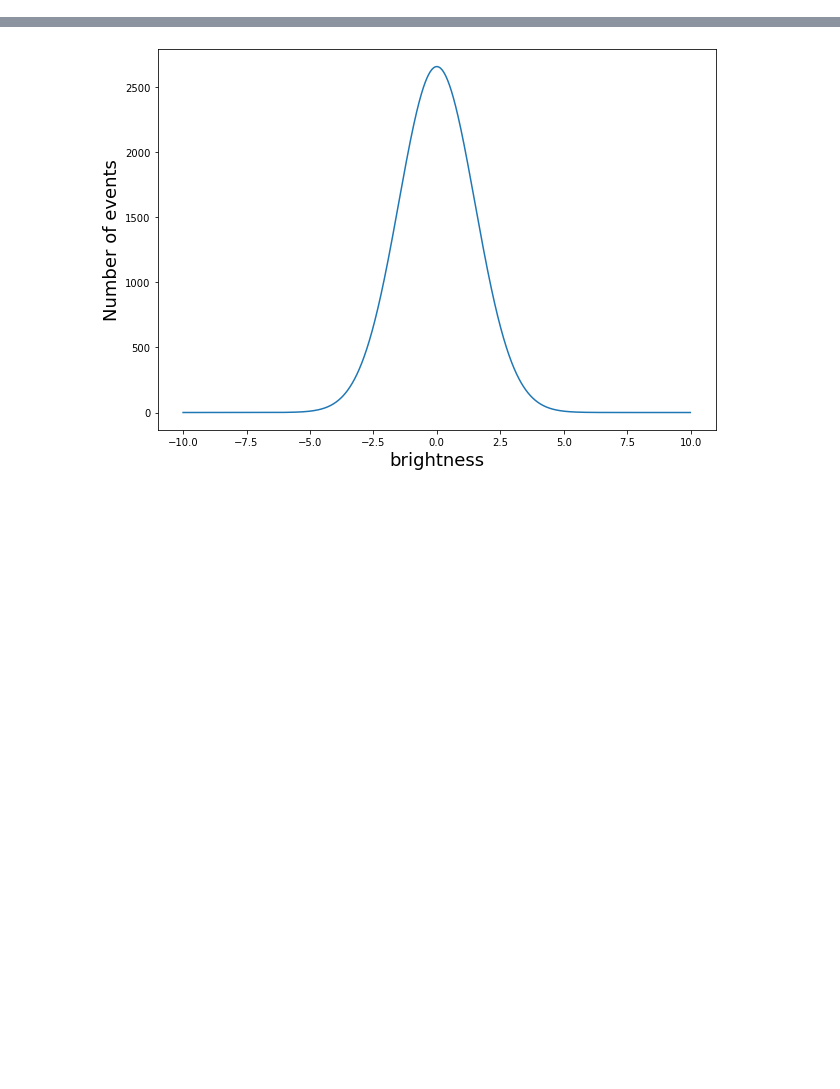
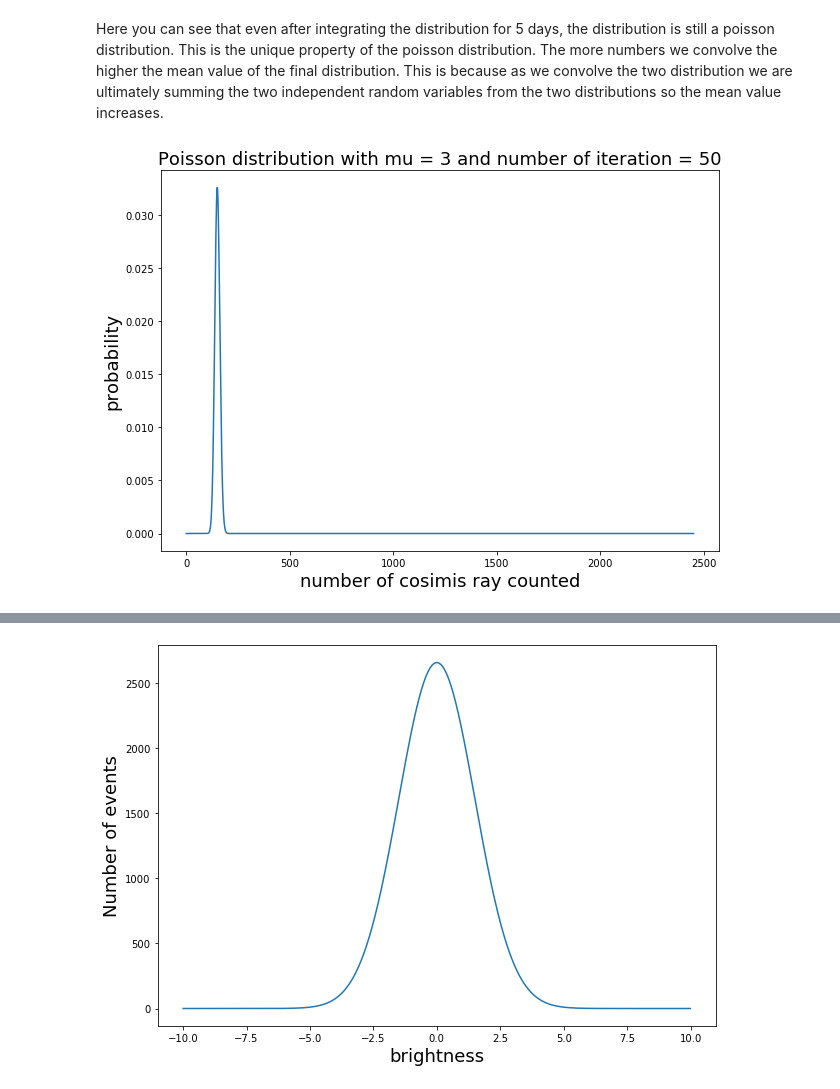
Before and after one commit to tominsUW/PHYS434, a Jupyter notebook: Lab2.ipynb, the cells around one changed output, grey strips where cells are left out. Drawn from its saved outputs; the diff is of its cells as text; code cells hidden in the pictures; blank space fills up the shorter version.

```diff
--- a/Lab2.ipynb
+++ b/Lab2.ipynb
@@ -236,0 +44,20 @@ If each pixel has a Gaussian distribution, what would be the distribution if we
+# %% [markdown]
+Here you can see that even after integrating the distribution for 5 days, the distribution is still a poisson distribution. This is the unique property of the poisson distribution. The more numbers we convolve the higher the mean value of the final distribution. This is because as we convolve the two distribution we are ultimately summing the two independent random variables from the two distributions so the mean value increases.
+# %%
+plt.rcParams["figure.figsize"] = (10,7)
+fig, ax = plt.subplots(1, 1)
+d1 = stats.poisson.pmf(x, mu)
+
+n = 50
+for i in range(1, n):
+
+    dist_50 = np.convolve(d1,d2)
+    d1 =  dist_50
+
+plt.plot(dist_50);
+plt.xlabel('number of cosimis ray counted', fontsize=18)
+plt.ylabel('probability', fontsize=18);
+plt.title("Poisson distribution with mu = 3 and number of iteration = 50", fontsize=18)
+plt.show()
+# %% [output]
+[figure, added]
```
Also changed, not shown: parts of 55 cells of this notebook.
